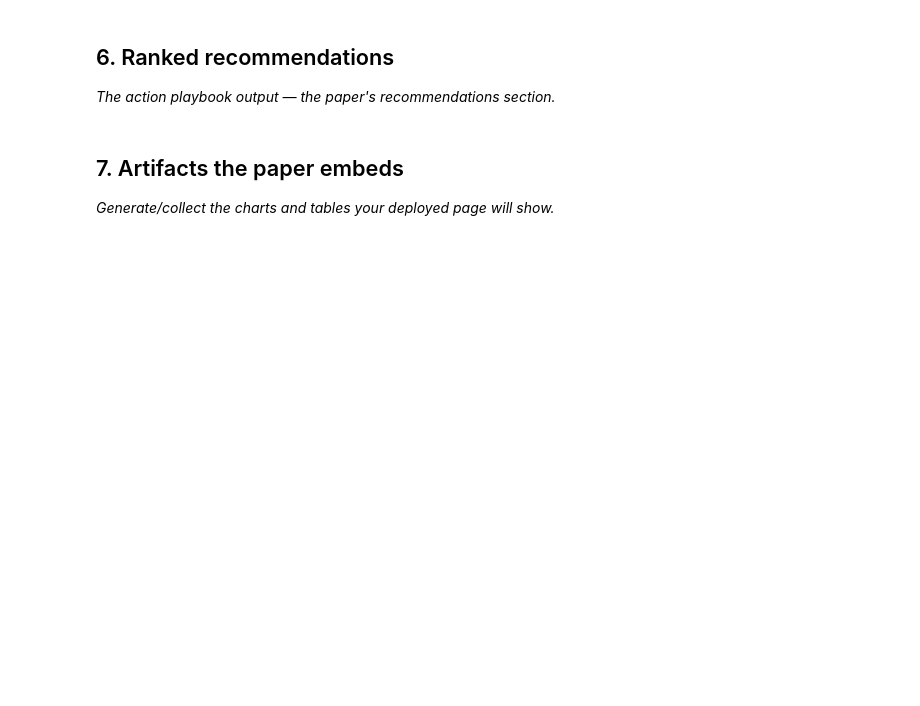
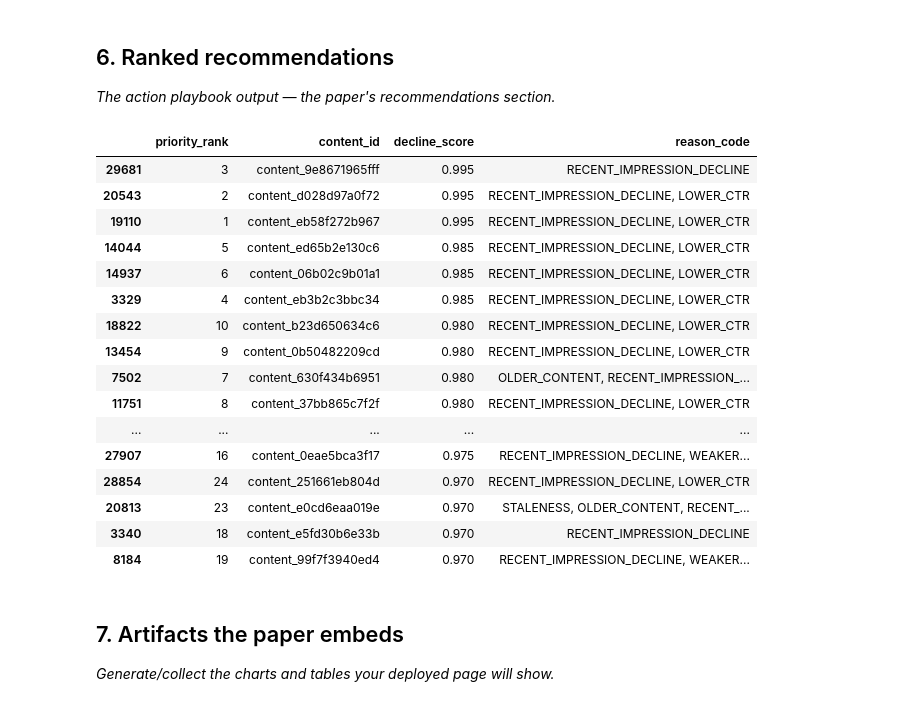
Before and after one commit to Srilaya30/flyrank-ml-internship, a Jupyter notebook: work/notebooks/capstone.ipynb, the cells around one changed output. Cells and saved outputs as stored; diff of their text form; code cells hidden in the pictures; blank space fills up the shorter version.

```diff
--- a/work/notebooks/capstone.ipynb
+++ b/work/notebooks/capstone.ipynb
@@ -30,6 +336,84 @@ This skeleton is yours to fill. Work the sections **in order** — each one has
 ## 6. Ranked recommendations
 
 *The action playbook output — the paper's recommendations section.*
+# %%
+action_queue = df.iloc[test_idx].copy()
+
+action_queue["decline_score"] = y_prob
+
+def get_reason_code(row):
+    reasons = []
+
+    if row["days_since_last_update"] > df[
+        "days_since_last_update"
+    ].median():
+        reasons.append("STALENESS")
+
+    if row["content_age_days"] > df[
+        "content_age_days"
+    ].median():
+        reasons.append("OLDER_CONTENT")
+
+    if row["impressions_last_30d"] < row[
+        "impressions_prev_30d"
+    ]:
+        reasons.append("RECENT_IMPRESSION_DECLINE")
+
+    if row["avg_position"] > df[
+        "avg_position"
+    ].median():
+        reasons.append("WEAKER_POSITION")
+
+    if row["ctr"] < df["ctr"].median():
+        reasons.append("LOWER_CTR")
+
+    if not reasons:
+        reasons.append("MODEL_SIGNAL")
+
+    return ", ".join(reasons[:3])
+
+action_queue["reason_code"] = action_queue.apply(
+    get_reason_code,
+    axis=1
+)
+
+action_queue["priority_rank"] = (
+    action_queue["decline_score"]
+    .rank(method="first", ascending=False)
+    .astype(int)
+)
+
+ranked_actions = action_queue.sort_values(
+    "decline_score",
+    ascending=False
+)[
+    [
+        "priority_rank",
+        "content_id",
+        "decline_score",
+        "reason_code"
+    ]
+]
+
+ranked_actions.head(20)
+# %% [output]
+|  | priority_rank | content_id | decline_score | reason_code |
+| 29681 | 3 | content_9e8671965fff | 0.995 | RECENT_IMPRESSION_DECLINE |
+| 20543 | 2 | content_d028d97a0f72 | 0.995 | RECENT_IMPRESSION_DECLINE, LOWER_CTR |
+| 19110 | 1 | content_eb58f272b967 | 0.995 | RECENT_IMPRESSION_DECLINE, LOWER_CTR |
+| 14044 | 5 | content_ed65b2e130c6 | 0.985 | RECENT_IMPRESSION_DECLINE, LOWER_CTR |
+| 14937 | 6 | content_06b02c9b01a1 | 0.985 | RECENT_IMPRESSION_DECLINE, LOWER_CTR |
+| 3329 | 4 | content_eb3b2c3bbc34 | 0.985 | RECENT_IMPRESSION_DECLINE, LOWER_CTR |
+| 18822 | 10 | content_b23d650634c6 | 0.980 | RECENT_IMPRESSION_DECLINE, LOWER_CTR |
+| 13454 | 9 | content_0b50482209cd | 0.980 | RECENT_IMPRESSION_DECLINE, LOWER_CTR |
+| 7502 | 7 | content_630f434b6951 | 0.980 | OLDER_CONTENT, RECENT_IMPRESSION_... |
+| 11751 | 8 | content_37bb865c7f2f | 0.980 | RECENT_IMPRESSION_DECLINE, LOWER_CTR |
+| ... | ... | ... | ... | ... |
+| 27907 | 16 | content_0eae5bca3f17 | 0.975 | RECENT_IMPRESSION_DECLINE, WEAKER... |
+| 28854 | 24 | content_251661eb804d | 0.970 | RECENT_IMPRESSION_DECLINE, LOWER_CTR |
+| 20813 | 23 | content_e0cd6eaa019e | 0.970 | STALENESS, OLDER_CONTENT, RECENT_... |
+| 3340 | 18 | content_e5fd30b6e33b | 0.970 | RECENT_IMPRESSION_DECLINE |
+| 8184 | 19 | content_99f7f3940ed4 | 0.970 | RECENT_IMPRESSION_DECLINE, WEAKER... |
 # %% [markdown]
 ## 7. Artifacts the paper embeds
 
```
Also changed, not shown: parts of 22 cells of this notebook.
